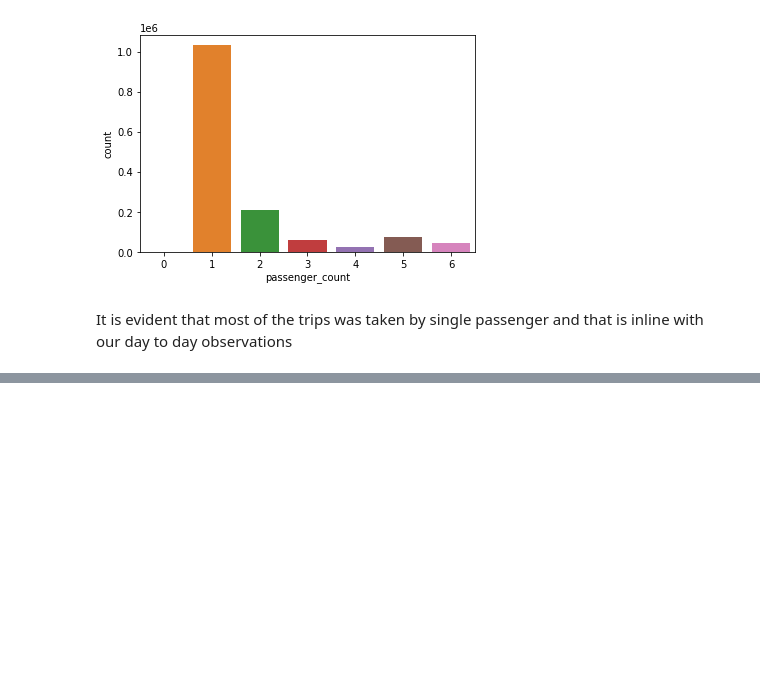
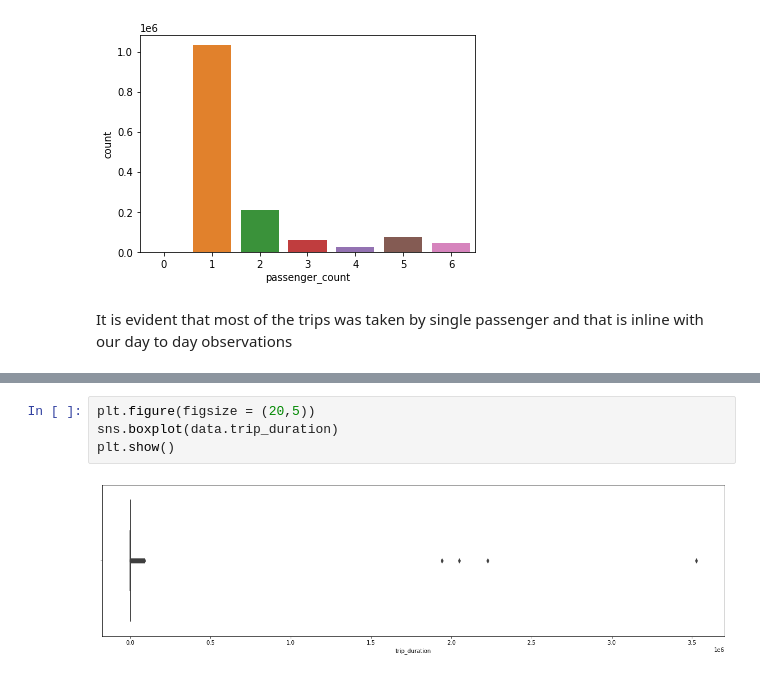
Before and after one commit to tpattanaik/NYC-Taxi-Trip-Prediction, a Jupyter notebook: NYC_Taxi_Trip_Time_Prediction_Capstone_Project.ipynb, the cells around one changed output, grey strips where cells are left out. Cells and saved outputs as stored; diff of their text form; blank space fills up the shorter version.

```diff
--- a/NYC_Taxi_Trip_Time_Prediction_Capstone_Project.ipynb
+++ b/NYC_Taxi_Trip_Time_Prediction_Capstone_Project.ipynb
@@ -258,0 +349,6 @@ It is evident that most of the trips was taken by single passenger and that is i
+# %%
+plt.figure(figsize = (20,5))
+sns.boxplot(data.trip_duration)
+plt.show()
+# %% [output]
+[figure, added]
```
Also changed, not shown: parts of 171 cells of this notebook.
